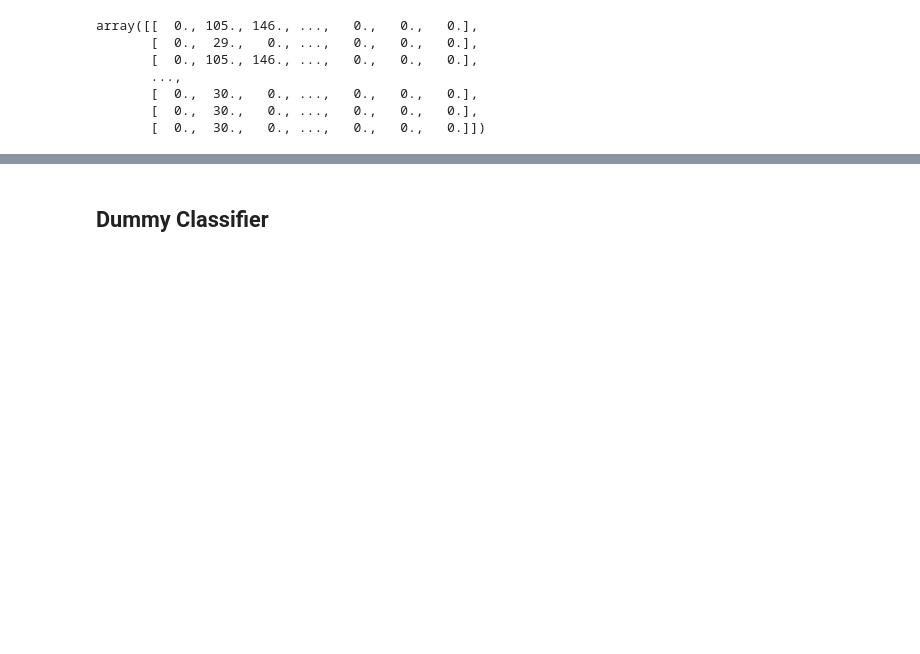
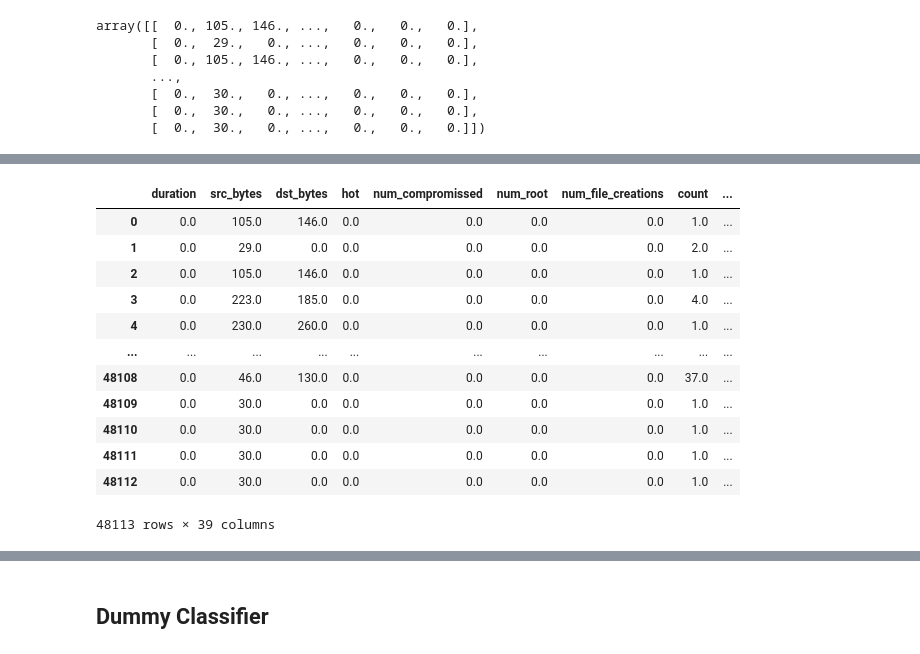
Before and after one commit to alvin20142/Intrusion_Detection, a Jupyter notebook: Project 4.ipynb, the cells around one changed output, grey strips where cells are left out. Saved outputs shown, nothing was run; the diff lists cells and outputs as text; code cells hidden in the pictures; blank space fills up the shorter version.

```diff
--- a/Project 4.ipynb
+++ b/Project 4.ipynb
@@ -289,3 +287,19 @@ df2=pd.DataFrame(transformed)
+# %%
+df2
+# %% [output]
+|  | duration | src_bytes | dst_bytes | hot | num_compromissed | num_root | num_file_creations | count | ... |
+| 0 | 0.0 | 105.0 | 146.0 | 0.0 | 0.0 | 0.0 | 0.0 | 1.0 | ... |
+| 1 | 0.0 | 29.0 | 0.0 | 0.0 | 0.0 | 0.0 | 0.0 | 2.0 | ... |
+| 2 | 0.0 | 105.0 | 146.0 | 0.0 | 0.0 | 0.0 | 0.0 | 1.0 | ... |
+| 3 | 0.0 | 223.0 | 185.0 | 0.0 | 0.0 | 0.0 | 0.0 | 4.0 | ... |
+| 4 | 0.0 | 230.0 | 260.0 | 0.0 | 0.0 | 0.0 | 0.0 | 1.0 | ... |
+| ... | ... | ... | ... | ... | ... | ... | ... | ... | ... |
+| 48108 | 0.0 | 46.0 | 130.0 | 0.0 | 0.0 | 0.0 | 0.0 | 37.0 | ... |
+| 48109 | 0.0 | 30.0 | 0.0 | 0.0 | 0.0 | 0.0 | 0.0 | 1.0 | ... |
+| 48110 | 0.0 | 30.0 | 0.0 | 0.0 | 0.0 | 0.0 | 0.0 | 1.0 | ... |
+| 48111 | 0.0 | 30.0 | 0.0 | 0.0 | 0.0 | 0.0 | 0.0 | 1.0 | ... |
+| 48112 | 0.0 | 30.0 | 0.0 | 0.0 | 0.0 | 0.0 | 0.0 | 1.0 | ... |
+48113 rows × 39 columns
 # %%
 X=df2
 y=df[target_variable]
```
Also changed, not shown: parts of 60 cells of this notebook.
